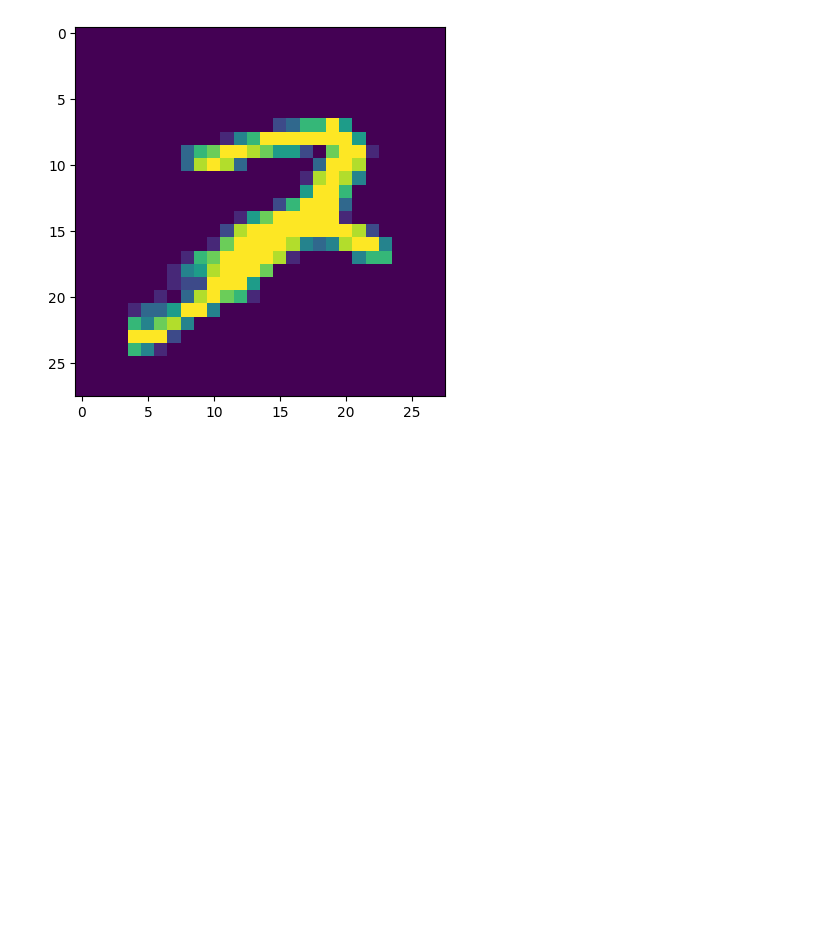
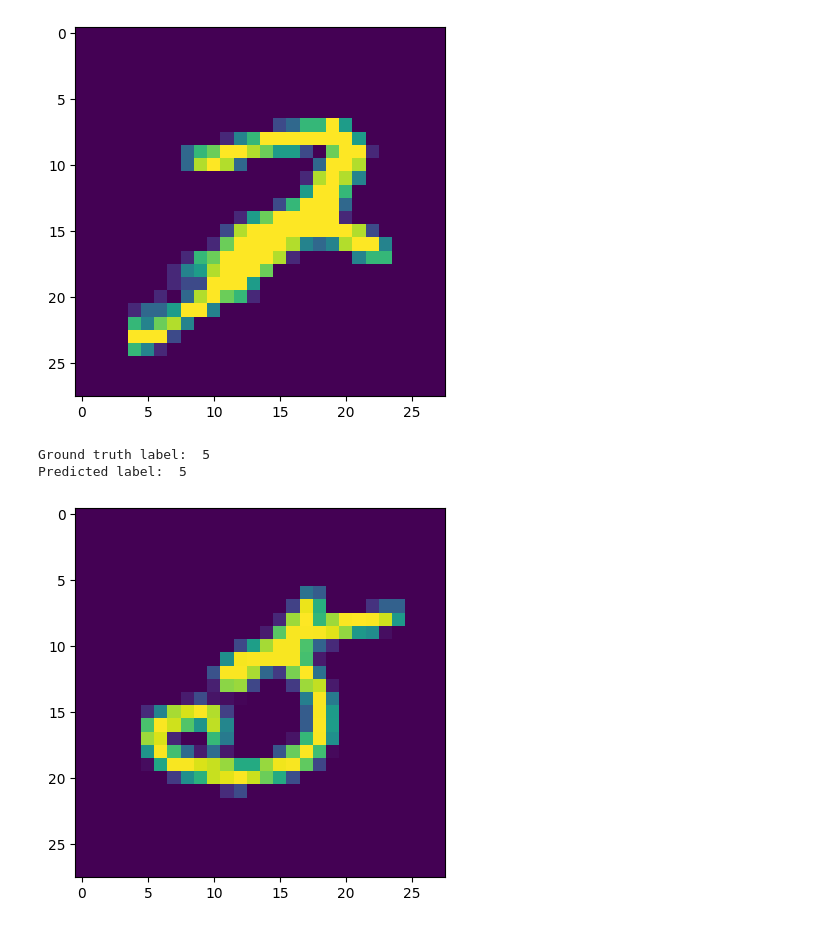
Before and after one commit to carlosfmorenog/MLCyberSec, a Jupyter notebook: Example_CNN.ipynb, the cells around one changed output. Cells and saved outputs as stored; diff of their text form; code cells hidden in the pictures; blank space fills up the shorter version.

```diff
--- a/Example_CNN.ipynb
+++ b/Example_CNN.ipynb
@@ -91,12 +89,12 @@ Y_test
 array([7, 2, 1, ..., 4, 5, 6], dtype=uint8)
 # %%
 # 6. Preprocess class labels
-Y_train_categorical = np_utils.to_categorical(Y_train, 10)
-Y_test_categorical = np_utils.to_categorical(Y_test, 10)
+Y_train_categorical = tf.keras.utils.to_categorical(Y_train, 10)
+Y_test_categorical = tf.keras.utils.to_categorical(Y_test, 10)
 # Show a sample target entry. You will see that this sample corresponds to a 5 as
 # there is a five in the 0th position (remember that python starts in 0)
-print(Y_train_categorical[2000])
-plt.imshow(X_train[2000])
+print(Y_train_categorical[0])
+plt.imshow(X_train[0])
 # %% [output]
 [0. 0. 0. 0. 0. 1. 0. 0. 0. 0.]
 <matplotlib.image.AxesImage at 0x...>
@@ -156,10 +154,12 @@ model.compile(loss='categorical_crossentropy',
 Once compiled, we will fit this model using our training data. If your computer is slow, I recommend you **NOT** to use the entire training dataset. This can be done by reducing the number `n` to something smaller than 60'000. Also, you can reduce the number of **epochs**.
 # %%
 # 10. Fit model on training data
-n=60000 # Change n to use part of the training data rather than all of it
-       # In google colab, don't worry, you can use all the data!
+n=6000 # Change n to use part of the training data rather than all of it
+# In google colab, don't worry about the computing power, you can use all the data, but it will take a long time!
 
-model.fit(X_train_reshape[:n], Y_train_categorical[:n],
-          batch_size=32, epochs=5, verbose=1) # verbose = 1 lets you see the training log for each iteration, higher values just gives you a summary
+model.fit(X_train_reshape[:n], Y_train_categorical[:n], batch_size=32, epochs=5, verbose=1)
+# batch_size is how many images are passed at the same time, so 6000/32=187.5 and that's why each epochs has 188 "steps"
+# epochs are the number of times you pass all images back & forth i.e. how many times you train the net
+# verbose lets you see the training log for each iteration, higher values just gives you a summary (1 shows you every iteration)
 # %% [output]
 Epoch 1/5
@@ -271,3 +272,14 @@ if len(Y_predict)>image_to_show:
 Ground truth label:  2
 Predicted label:  7
 [figure]
+# %%
+# 15.b. Show a sample from the mnist dataset (correct)
+image_to_show = 9777  # up to 10'000
+plt.imshow(X_test[image_to_show])
+print('Ground truth label: ',Y_test[image_to_show])
+if len(Y_predict)>image_to_show:
+    print('Predicted label: ',Y_predict[image_to_show])
+# %% [output]
+Ground truth label:  5
+Predicted label:  5
+[figure, added]
```
Also changed, not shown: parts of 11 cells of this notebook.
